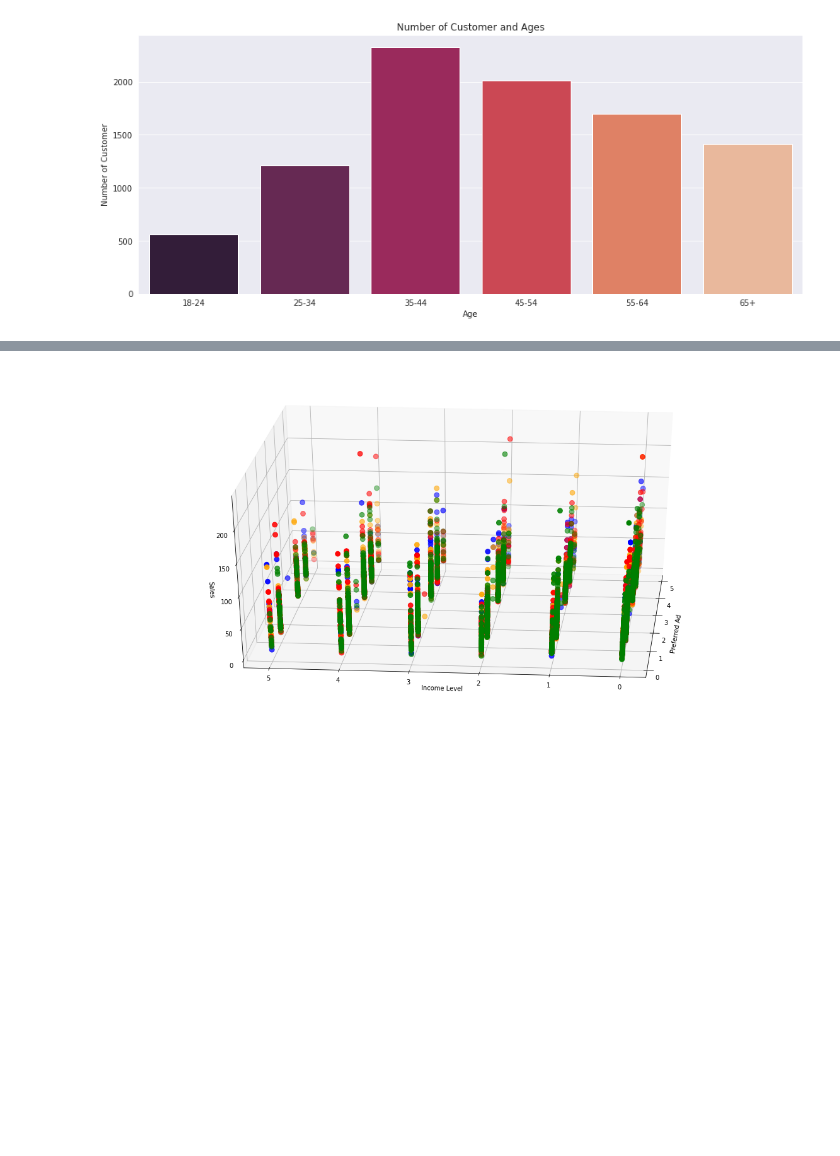
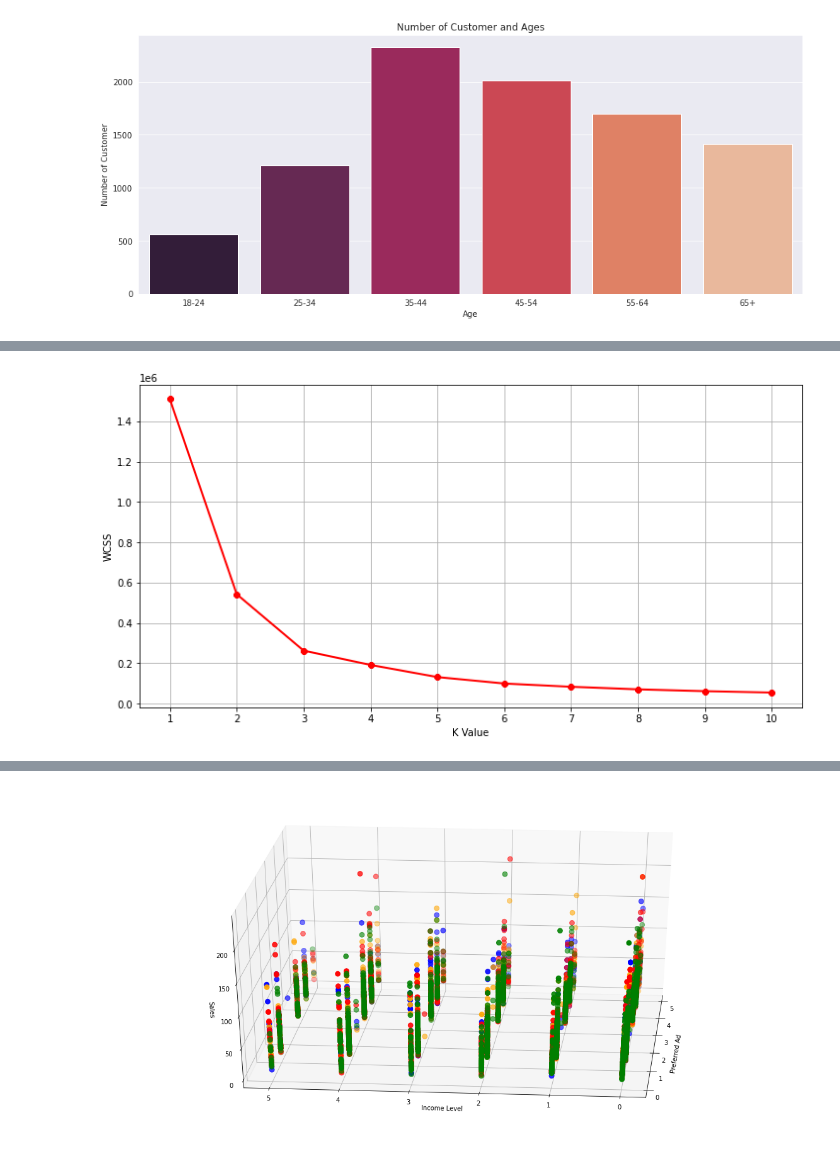
Before and after one commit to nasirxia/Analysis-Project-2022-Fall, a Jupyter notebook: ALP-2.ipynb, the cells around one changed output, grey strips where cells are left out. Drawn from its saved outputs; the diff is of its cells as text; code cells hidden in the pictures; blank space fills up the shorter version.

```diff
--- a/ALP-2.ipynb
+++ b/ALP-2.ipynb
@@ -195,0 +267,3 @@ df.head()
+# %%
+df2=df.groupby('customer_id').agg({'ad_ind':'mean','price':'mean','prime':'mean','ma_ind':'mean','education':'mean','income':'mean','product_count':'mean','brand_count':'mean' })
+df2
@@ -195,0 +285,3 @@ df.head()
+# %%
+df2.reset_index(inplace=True)
+df2
@@ -196 +302,3 @@ df.head()
+# %%
+df2.drop(["customer_id"], axis = 1, inplace=True)
 # %%
@@ -251,0 +367,18 @@ df.head()
+# %%
+from sklearn.cluster import KMeans
+wcss = []
+for k in range(1,11):
+    kmeans = KMeans(n_clusters=k, init="k-means++")
+    kmeans.fit(df2)
+    wcss.append(kmeans.inertia_)
+plt.figure(figsize=(12,6))
+plt.grid()
+plt.plot(range(1,11),wcss, linewidth=2, color="red", marker ="8")
+plt.xlabel("K Value")
+plt.xticks(np.arange(1,11,1))
+plt.ylabel("WCSS")
+plt.show()
+
+# let us go with 3 as the optimal segment number
+# %% [output]
+[figure, added]
```
Also changed, not shown: parts of 18 cells of this notebook.
